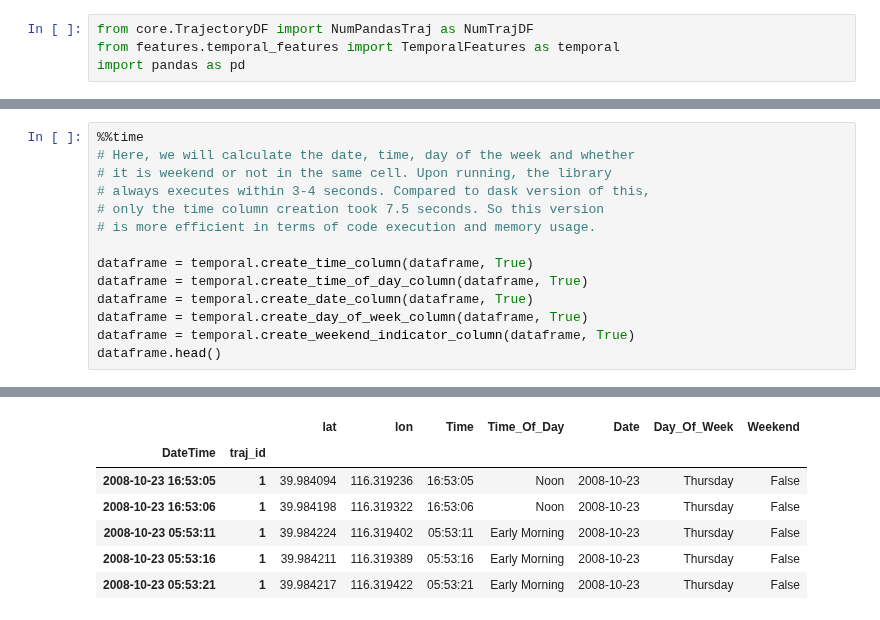
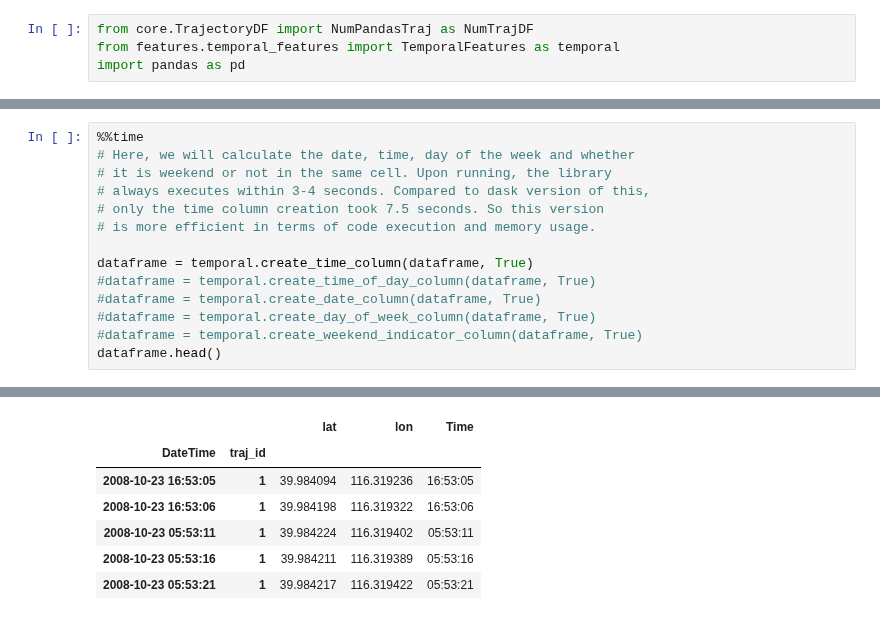
Before and after one commit to YakshHaranwala/PTRAIL, a Jupyter notebook: examples/temporal_examples.ipynb, the cells around one changed output, grey strips where cells are left out. Saved outputs shown, nothing was run; the diff lists cells and outputs as text.

```diff
--- a/examples/temporal_examples.ipynb
+++ b/examples/temporal_examples.ipynb
@@ -52,9 +52,9 @@ Wall time: 517 ms
 # is more efficient in terms of code execution and memory usage.
 
 dataframe = temporal.create_time_column(dataframe, True)
-dataframe = temporal.create_time_of_day_column(dataframe, True)
-dataframe = temporal.create_date_column(dataframe, True)
-dataframe = temporal.create_day_of_week_column(dataframe, True)
-dataframe = temporal.create_weekend_indicator_column(dataframe, True)
+#dataframe = temporal.create_time_of_day_column(dataframe, True)
+#dataframe = temporal.create_date_column(dataframe, True)
+#dataframe = temporal.create_day_of_week_column(dataframe, True)
+#dataframe = temporal.create_weekend_indicator_column(dataframe, True)
 dataframe.head()
 # %% [output]
@@ -63,10 +63,10 @@ Wall time: 5.61 s
-|  |  | lat | lon | Time | Time_Of_Day | Date | Day_Of_Week | Weekend |
-| DateTime | traj_id |  |  |  |  |  |  |  |
-| 2008-10-23 16:53:05 | 1 | 39.984094 | 116.319236 | 16:53:05 | Noon | 2008-10-23 | Thursday | False |
-| 2008-10-23 16:53:06 | 1 | 39.984198 | 116.319322 | 16:53:06 | Noon | 2008-10-23 | Thursday | False |
-| 2008-10-23 05:53:11 | 1 | 39.984224 | 116.319402 | 05:53:11 | Early Morning | 2008-10-23 | Thursday | False |
-| 2008-10-23 05:53:16 | 1 | 39.984211 | 116.319389 | 05:53:16 | Early Morning | 2008-10-23 | Thursday | False |
-| 2008-10-23 05:53:21 | 1 | 39.984217 | 116.319422 | 05:53:21 | Early Morning | 2008-10-23 | Thursday | False |
+|  |  | lat | lon | Time |
+| DateTime | traj_id |  |  |  |
+| 2008-10-23 16:53:05 | 1 | 39.984094 | 116.319236 | 16:53:05 |
+| 2008-10-23 16:53:06 | 1 | 39.984198 | 116.319322 | 16:53:06 |
+| 2008-10-23 05:53:11 | 1 | 39.984224 | 116.319402 | 05:53:11 |
+| 2008-10-23 05:53:16 | 1 | 39.984211 | 116.319389 | 05:53:16 |
+| 2008-10-23 05:53:21 | 1 | 39.984217 | 116.319422 | 05:53:21 |
 # %%
 %%time
 # Here, we will calculate the date, time, day of the week and whether
```
Also changed, not shown: parts of 5 cells of this notebook, 6 other files.
